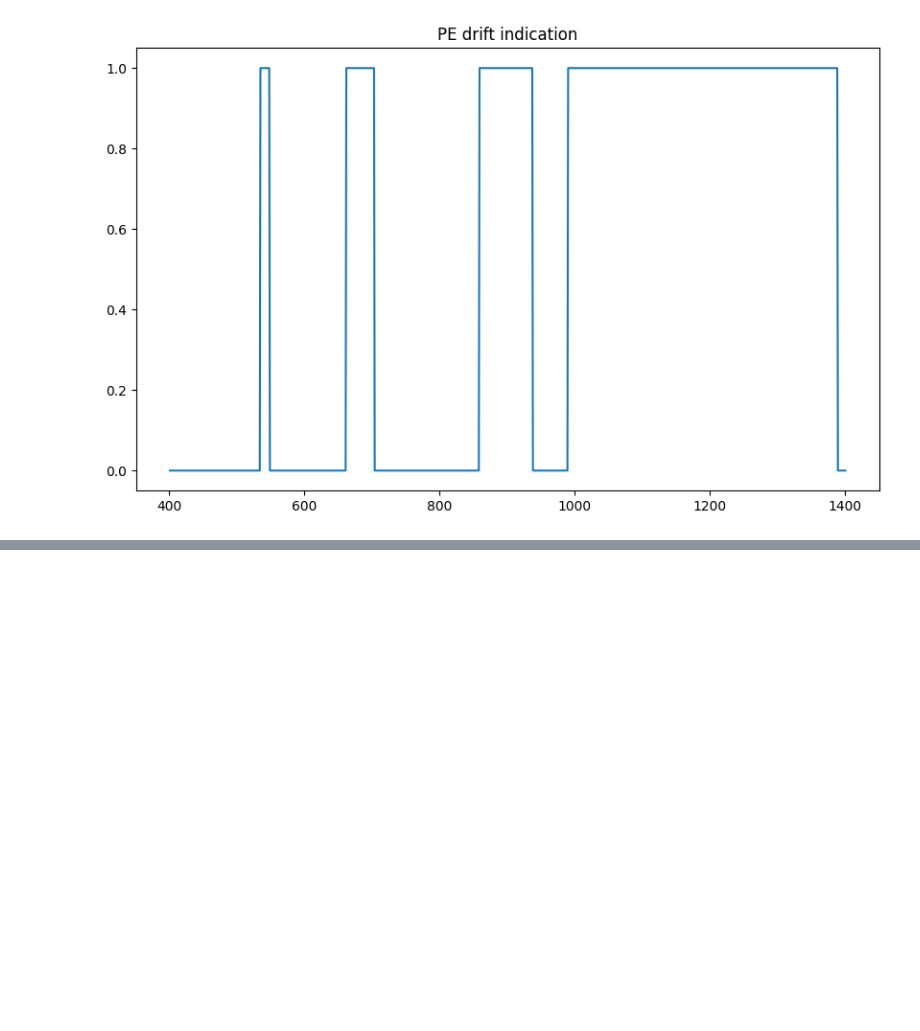
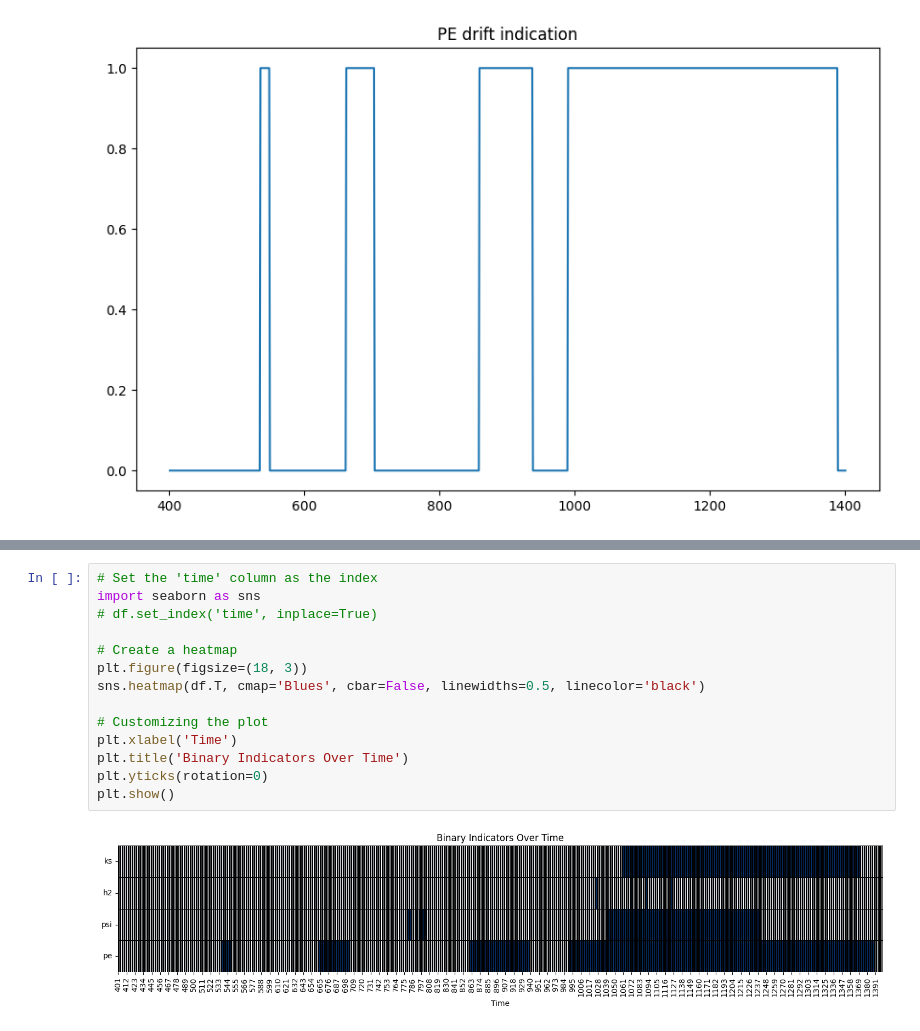
Before and after one commit to christophershultz/risk_econ, a Jupyter notebook: tda_data_drift/drift_extended_comparison.ipynb, the cells around one changed output, grey strips where cells are left out. Cells and saved outputs as stored; diff of their text form; blank space fills up the shorter version.

```diff
--- a/tda_data_drift/drift_extended_comparison.ipynb
+++ b/tda_data_drift/drift_extended_comparison.ipynb
@@ -200,0 +254,16 @@ Text(0.5, 1.0, 'PE drift indication')
+# %%
+# Set the 'time' column as the index
+import seaborn as sns
+# df.set_index('time', inplace=True)
+
+# Create a heatmap
+plt.figure(figsize=(18, 3))
+sns.heatmap(df.T, cmap='Blues', cbar=False, linewidths=0.5, linecolor='black')
+
+# Customizing the plot
+plt.xlabel('Time')
+plt.title('Binary Indicators Over Time')
+plt.yticks(rotation=0)
+plt.show()
+# %% [output]
+[figure, added]
```
Also changed, not shown: parts of 4 cells of this notebook, 3 other files.
